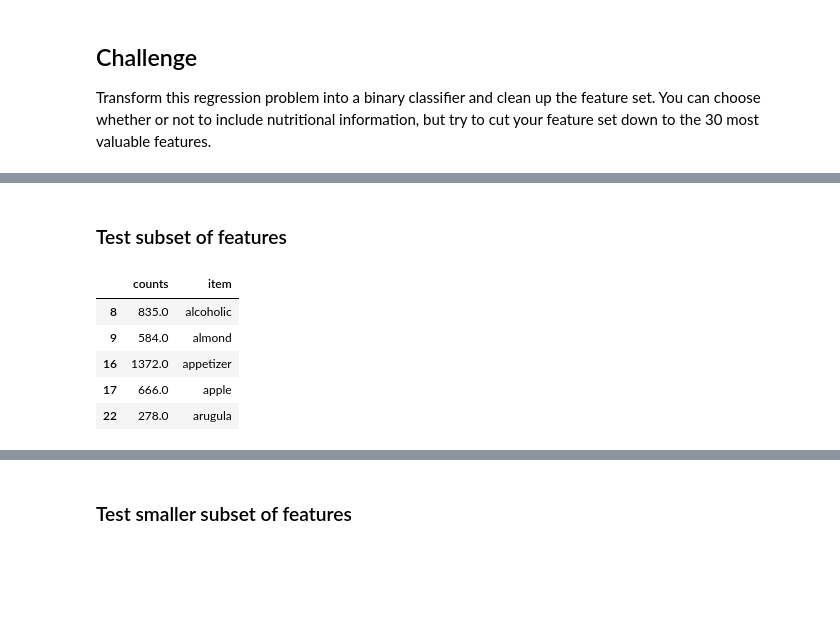
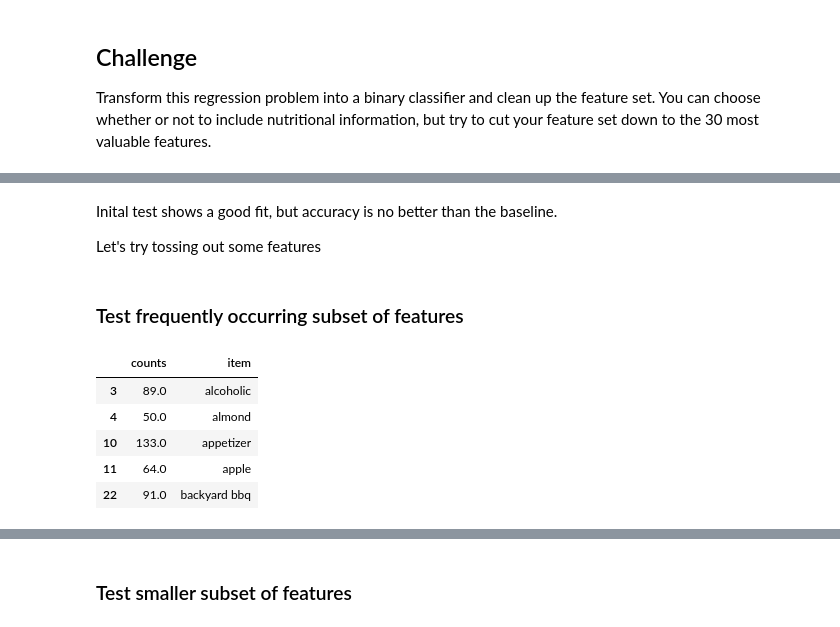
Before and after one commit to mbeckmanssf/Thinkful, a Jupyter notebook: Unit-3/4.4-SVM.ipynb, the cells around one changed output, grey strips where cells are left out. Drawn from its saved outputs; the diff is of its cells as text; code cells hidden in the pictures; blank space fills up the shorter version.

Commit message:
tuning penalty parameter

```diff
--- a/Unit-3/4.4-SVM.ipynb
+++ b/Unit-3/4.4-SVM.ipynb
@@ -94,0 +170,10 @@ X = raw_data.drop(['rating', 'title', 'calories', 'protein', 'fat', 'sodium', 'g
+# %%
+#fit model with minimal regularization
+lass = LogisticRegression(C=10000, penalty="l1")
+lassfit = lass.fit(X, Y)
+# %%
+# create dataframe to collect coefficients from lasso model
+features = pd.DataFrame({"Features": X.columns, "Coefficients": lassfit.coef_[0]})
+
+# collect features with coefficents of 0
+zero_features = features[features["Coefficients"] == 0]
@@ -94,0 +184,4 @@ X = raw_data.drop(['rating', 'title', 'calories', 'protein', 'fat', 'sodium', 'g
+# %%
+# create list of 139 features to drop
+zero_list = zero_features['Features'].tolist()
+print(zero_list)
@@ -94,0 +190,5 @@ X = raw_data.drop(['rating', 'title', 'calories', 'protein', 'fat', 'sodium', 'g
+# %%
+# remove features
+X = X.drop(columns=zero_list)
+
+X.shape
@@ -111,30 +224,33 @@ svc_model(X,Y)
+# %% [markdown]
+Inital test shows a good fit, but accuracy is no better than the baseline.
+
+Let's try tossing out some features
 # %% [markdown]
-### Test subset of features
+### Test frequently occurring subset of features
 # %%
 # identify most frequent features
 
 frequency = pd.DataFrame()
 column_data = []
 
 def category_test(i):
     data = pd.DataFrame({"item": [i], "counts": [X[i].sum()]})
     return data
 
 for i in X.columns:
     result = category_test(i)
     column_data.append(result)
 frequency = pd.concat(column_data, ignore_index=True)
 
 frequent = frequency.loc[frequency['counts'] > frequency['counts'].quantile(.75)]
-frequent.sort_by('counts')
 frequent.head()
 # %% [output]
 |  | counts | item |
-| 8 | 835.0 | alcoholic |
-| 9 | 584.0 | almond |
-| 16 | 1372.0 | appetizer |
-| 17 | 666.0 | apple |
-| 22 | 278.0 | arugula |
+| 3 | 89.0 | alcoholic |
+| 4 | 50.0 | almond |
+| 10 | 133.0 | appetizer |
+| 11 | 64.0 | apple |
+| 22 | 91.0 | backyard bbq |
 # %%
 # create subset of features with most frequently cited variables
 
```
Also changed, not shown: parts of 60 cells of this notebook.
